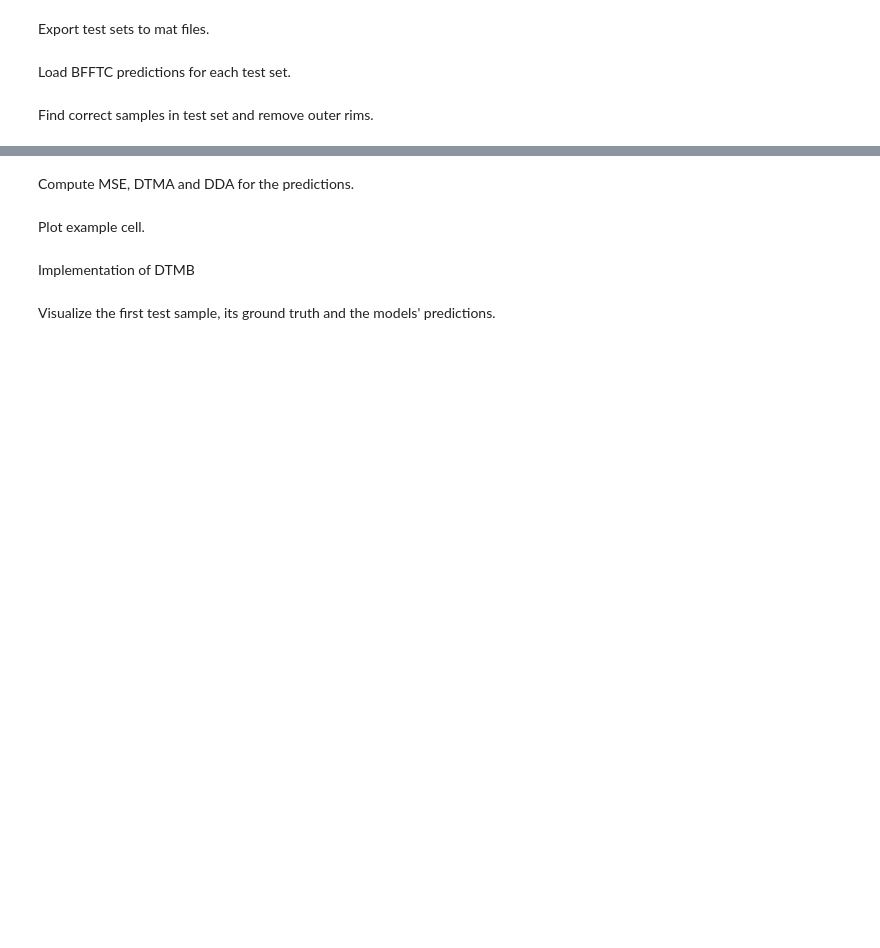
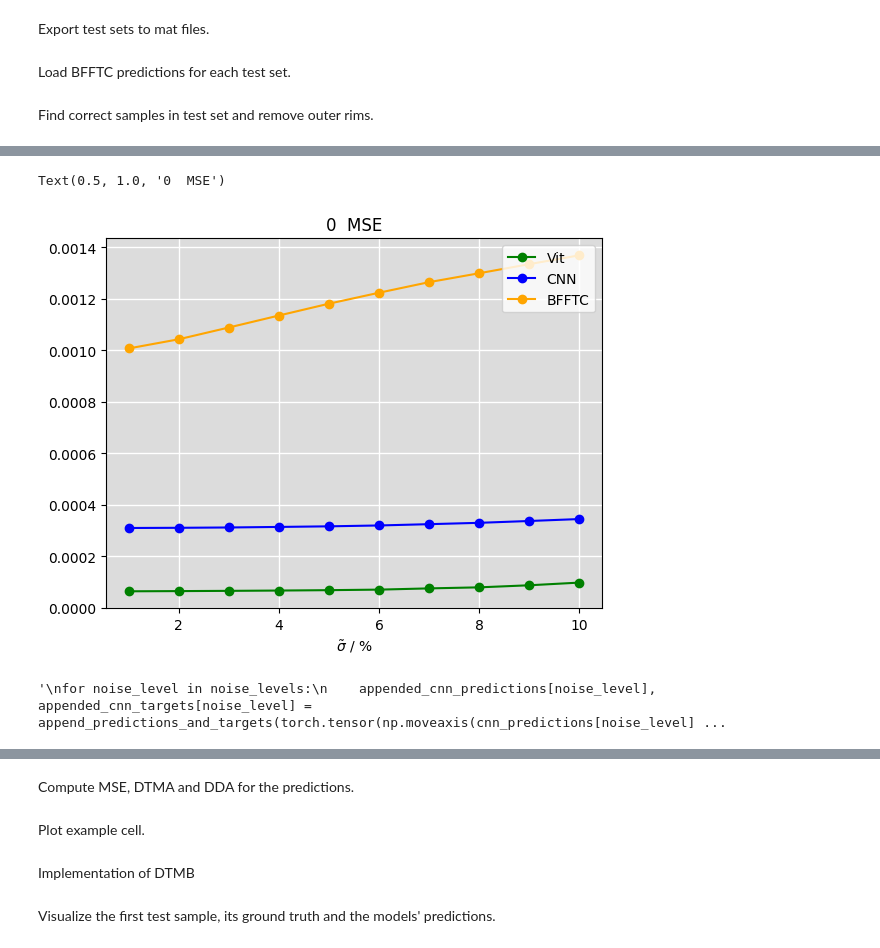
Before and after one commit to alo996/UQ_DL-TFM, a Jupyter notebook: ViT-TFM/1. ViT architecture.ipynb, the cells around one changed output, grey strips where cells are left out. Saved outputs shown, nothing was run; the diff lists cells and outputs as text; code cells hidden in the pictures; blank space fills up the shorter version.

```diff
--- a/ViT-TFM/1. ViT architecture.ipynb
+++ b/ViT-TFM/1. ViT architecture.ipynb
@@ -257,3 +213,0 @@ for i, x in tqdm(enumerate(dspl_test), desc='noised'):
-# %%
-X_test_noisy = torch.from_numpy(np.moveaxis(dspl_test, 3, 1)).float()
-Y_test_noisy = torch.from_numpy(np.moveaxis(trac_test, 3, 1)).float()
@@ -745,15 +566 @@ axs[1, 2].set_title(f'CNN Pred: 10% noise (loss: {cnn_mse["10"][0]:9.6f})', {'fo
-# %%
-'''
-bfftc_predictions_trimmed = torch.zeros((X_test_noisy.shape[0], X_test_noisy.shape[1], 98, 98))
-ground_truths_trimmed = torch.zeros((Y_test.shape[0], Y_test.shape[1], 98, 98))
-X_test_noisy_ = torch.zeros(X_test_noisy.shape)
-
-for i, sample in enumerate(bfftc_displacements):
-    for j, dspl in enumerate(X_test_noisy):
-        if torch.allclose(dspl[:, 1:103, 1:103].float(), torch.tensor(sample).float(), atol=1e-02, rtol=1):
-            print(f'sample {i} matches with dspl {j}')
-            bfftc_predictions_trimmed[i] = torch.tensor(bfftc_predictions[i, :, 3:101, 3:101]).float()
-            ground_truths_trimmed[i] = Y_test[j, :, 3:101, 3:101].float()
-            X_test_noisy_[i] = dspl.float()
-'''
 # %%
@@ -790,16 +608,24 @@ y_vit = [i.item() for i in y_vit]
 lists = cnn_metrics['mse'].items() # sorted by key, return a list of tuples
 _, y_cnn = zip(*lists) # unpack a list of pairs into two tuples
 y_cnn = [i.item() for i in y_cnn]
+lists = bfftc_metrics['mse'].items() # sorted by key, return a list of tuples
+_, y_bfftc = zip(*lists) # unpack a list of pairs into two tuples
+y_bfftc = [i.item() for i in y_bfftc]
 # %%
-get_ipython().run_line_magic('matplotlib', 'notebook')
+%matplotlib inline
+
 fig, ax = plt.subplots(nrows=1, ncols=1)
 plt.plot(x, y_vit, 'o-', color='green', label='Vit')
 plt.plot(x, y_cnn, 'o-', color='blue', label='CNN')
+plt.plot(x, y_bfftc, 'o-', color='orange', label='BFFTC')
 plt.legend(loc="upper right")
 ax.set_facecolor('gainsboro')
 ax.grid(color='white', linestyle='-', linewidth=1)
 ax.set_xlabel(r'$\mathit{\tilde\sigma}$ / %')
-plt.title('MSE', )
+plt.title('0  MSE', )
+# %% [output]
+Text(0.5, 1.0, '0  MSE')
+[figure, added]
 # %%
 from MultiTask import append_predictions_and_targets, cosine_sim, adtma, dtma, dma, snr, dtmb
 
@@ -814,5 +640,13 @@ noise_levels = ['1', '2', '3', '4', '5', '6', '7', '8', '9', '10']
 for noise_level in noise_levels:
     appended_vit_predictions[noise_level], appended_vit_targets[noise_level] = append_predictions_and_targets(vit_predictions[noise_level][:, :, 3:101, 3:101], ground_truth_sets_trimmed[noise_level], device)
 # %%
+'''
 for noise_level in noise_levels:
     appended_cnn_predictions[noise_level], appended_cnn_targets[noise_level] = append_predictions_and_targets(torch.tensor(np.moveaxis(cnn_predictions[noise_level], 3, 1))[:, :, 3:101, 3:101], ground_truth_sets_trimmed[noise_level], device)
+'''
+'''
+for noise_level in noise_levels:
+    appended_bfftc_predictions[noise_level], appended_bfftc_targets[noise_level] = append_predictions_and_targets(bfftc_prediction_sets_trimmed[noise_level], ground_truth_sets_trimmed[noise_level], device)
+'''
+# %% [output]
+'\nfor noise_level in noise_levels:\n    appended_cnn_predictions[noise_level], appended_cnn_targets[noise_level] = append_predictions_and_targets(torch.tensor(np.moveaxis(cnn_predictions[noise_level] ...
```
Also changed, not shown: parts of 42 cells of this notebook, 5 other files.
